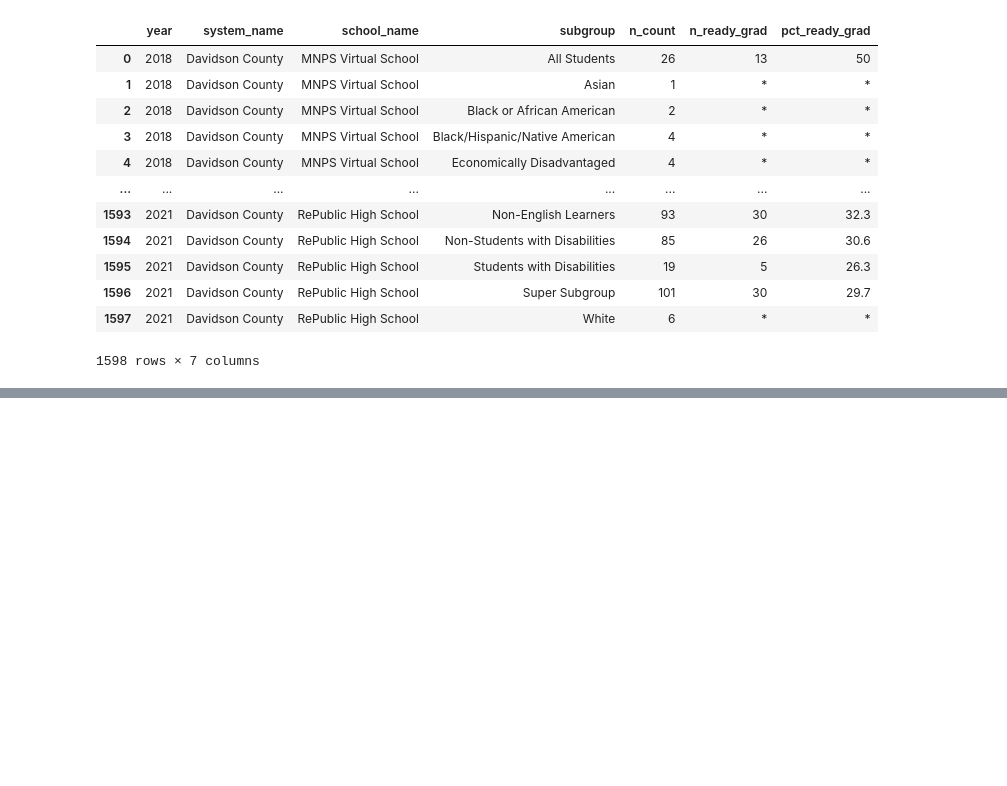
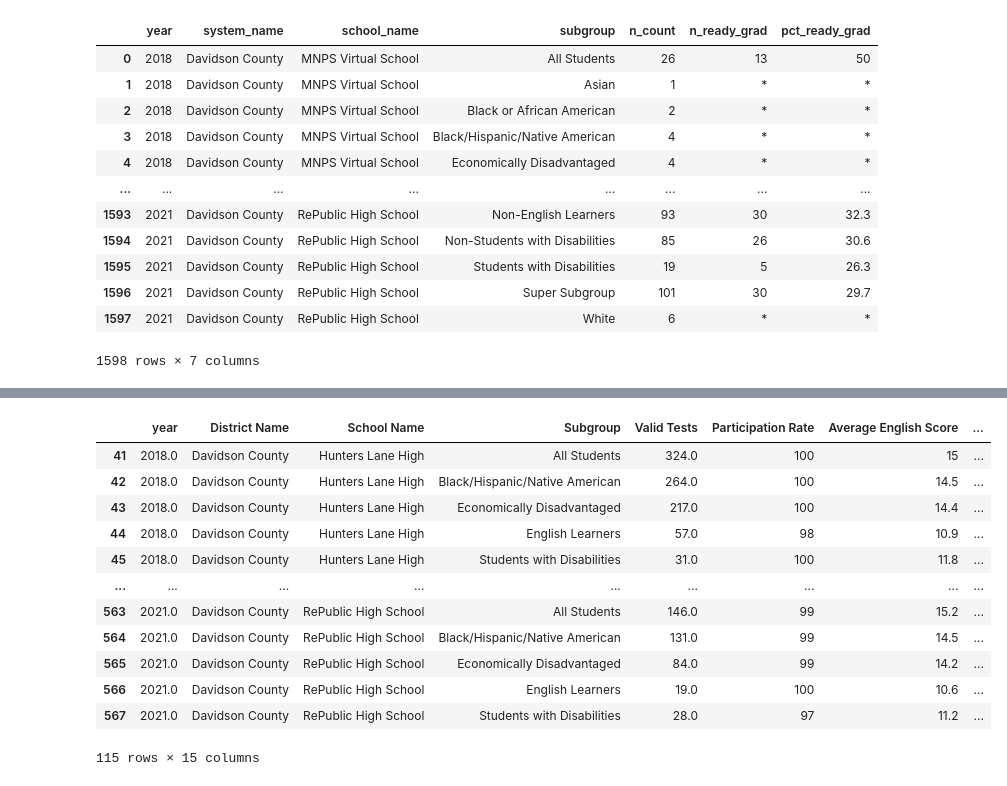
Before and after one commit to mawonuga121/ohtobeascholar, a Jupyter notebook: Awonuga_DSC4900.ipynb, the cells around one changed output, grey strips where cells are left out. Saved outputs shown, nothing was run; the diff lists cells and outputs as text; code cells hidden in the pictures; blank space fills up the shorter version.

```diff
--- a/Awonuga_DSC4900.ipynb
+++ b/Awonuga_DSC4900.ipynb
@@ -24,0 +95,18 @@ ready_grad
+# %%
+new_actscore=act_score.loc[act_score['School Name'].isin(["KIPP Nashville Collegiate High School", "Maplewood High", "RePublic High School", "Hunters Lane High", "STEM Prep High School", "Glencliff High", "Knowledge Academy", "Cane Ridge High", "Early College High School", "Middle College High"])]
+# %%
+new_actscore
+# %% [output]
+|  | year | District Name | School Name | Subgroup | Valid Tests | Participation Rate | Average English Score | ... |
+| 41 | 2018.0 | Davidson County | Hunters Lane High | All Students | 324.0 | 100 | 15 | ... |
+| 42 | 2018.0 | Davidson County | Hunters Lane High | Black/Hispanic/Native American | 264.0 | 100 | 14.5 | ... |
+| 43 | 2018.0 | Davidson County | Hunters Lane High | Economically Disadvantaged | 217.0 | 100 | 14.4 | ... |
+| 44 | 2018.0 | Davidson County | Hunters Lane High | English Learners | 57.0 | 98 | 10.9 | ... |
+| 45 | 2018.0 | Davidson County | Hunters Lane High | Students with Disabilities | 31.0 | 100 | 11.8 | ... |
+| ... | ... | ... | ... | ... | ... | ... | ... | ... |
+| 563 | 2021.0 | Davidson County | RePublic High School | All Students | 146.0 | 99 | 15.2 | ... |
+| 564 | 2021.0 | Davidson County | RePublic High School | Black/Hispanic/Native American | 131.0 | 99 | 14.5 | ... |
+| 565 | 2021.0 | Davidson County | RePublic High School | Economically Disadvantaged | 84.0 | 99 | 14.2 | ... |
+| 566 | 2021.0 | Davidson County | RePublic High School | English Learners | 19.0 | 100 | 10.6 | ... |
+| 567 | 2021.0 | Davidson County | RePublic High School | Students with Disabilities | 28.0 | 97 | 11.2 | ... |
+115 rows × 15 columns
```
Also changed, not shown: parts of 11 cells of this notebook.
